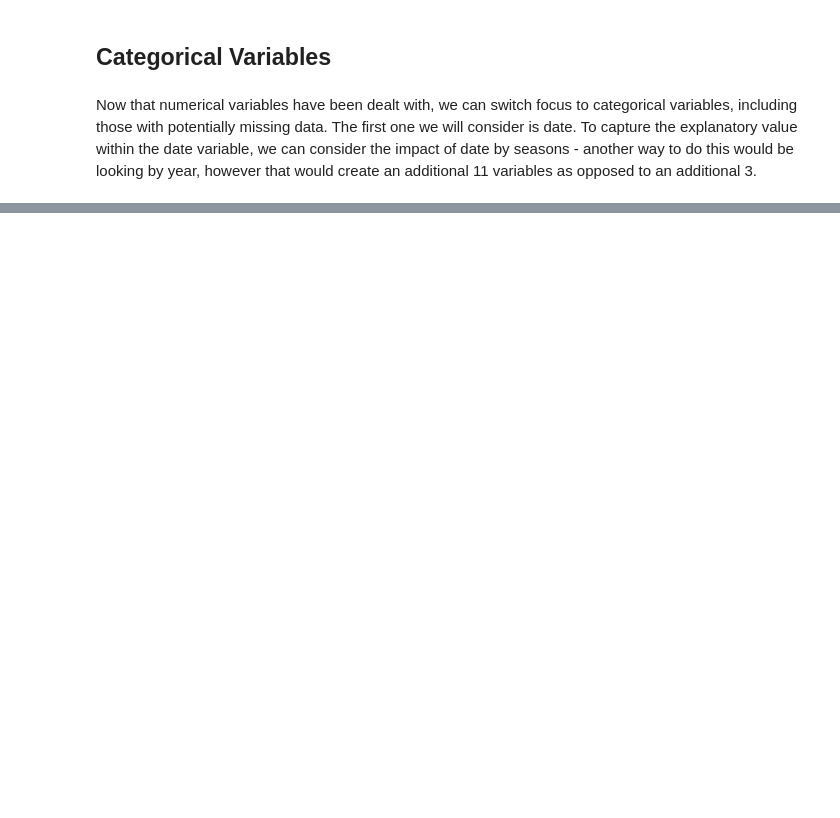
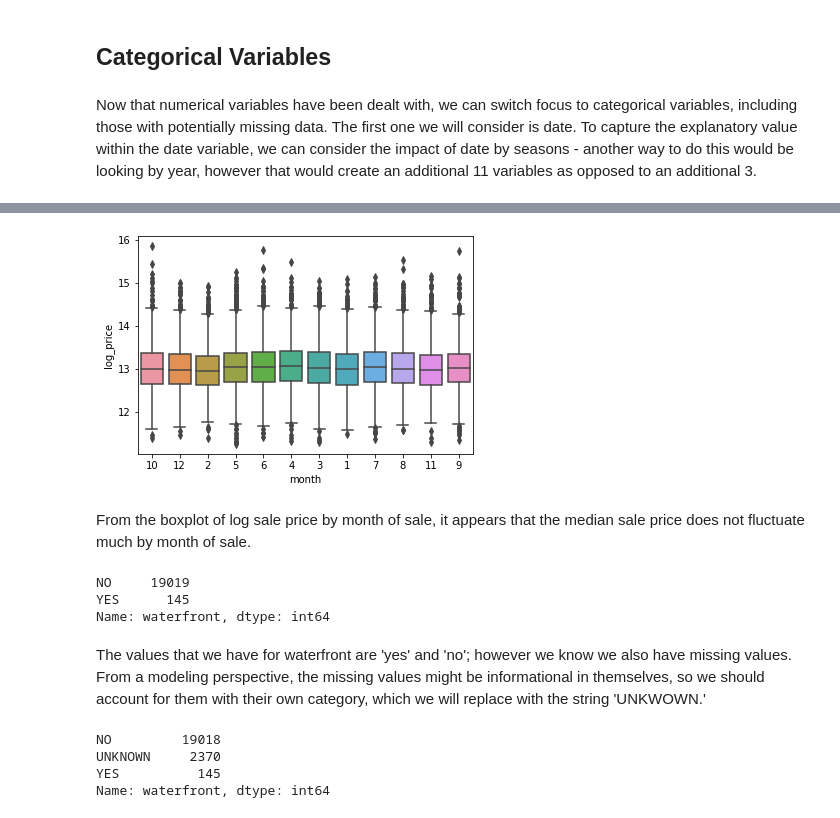
Before and after one commit to adobronyi/king_county_real_estate, a Jupyter notebook: student.ipynb, the cells around one changed output, grey strips where cells are left out. Drawn from its saved outputs; the diff is of its cells as text; code cells hidden in the pictures; blank space fills up the shorter version.

```diff
--- a/student.ipynb
+++ b/student.ipynb
@@ -263,0 +278,4 @@ From the boxplot of latitudes - either above the midpoint or below the midpoint
+# %%
+# add transformed variable to new dataframe
+df_new['log_sqft_living15'] = np.log(df_new['sqft_living15'])
+df_new.head()
@@ -265,3 +291,7 @@ From the boxplot of latitudes - either above the midpoint or below the midpoint
 ## Categorical Variables
 # %% [markdown]
 Now that numerical variables have been dealt with, we can switch focus to categorical variables, including those with potentially missing data. The first one we will consider is date. To capture the explanatory value within the date variable, we can consider the impact of date by seasons - another way to do this would be looking by year, however that would create an additional 11 variables as opposed to an additional 3.
+# %%
+# extract month from date column
+df_new['month'] = df_new['date'].apply(lambda x: x.split('/')[0]).astype(int)
+df_new.head()
@@ -267,0 +306,16 @@ Now that numerical variables have been dealt with, we can switch focus to catego
+# %%
+# boxplot of sale price by sale month
+sns.boxplot(df_new['month'],df_new['log_price']);
+# %% [output]
+[figure, added]
+# %% [markdown]
+From the boxplot of log sale price by month of sale, it appears that the median sale price does not fluctuate much by month of sale.
+# %%
+# look at values for waterfront variable
+df_new['waterfront'].value_counts()
+# %% [output]
+NO     19019
+YES      145
+Name: waterfront, dtype: int64
+# %% [markdown]
+The values that we have for waterfront are 'yes' and 'no'; however we know we also have missing values. From a modeling perspective, the missing values might be informational in themselves, so we should account for them with their own category, which we will replace with the string 'UNKWOWN.'
@@ -267,0 +325,8 @@ Now that numerical variables have been dealt with, we can switch focus to catego
+# %%
+# check new valus of waterfront variable
+df_new['waterfront'].value_counts()
+# %% [output]
+NO         19018
+UNKNOWN     2370
+YES          145
+Name: waterfront, dtype: int64
```
Also changed, not shown: parts of 28 cells of this notebook.
